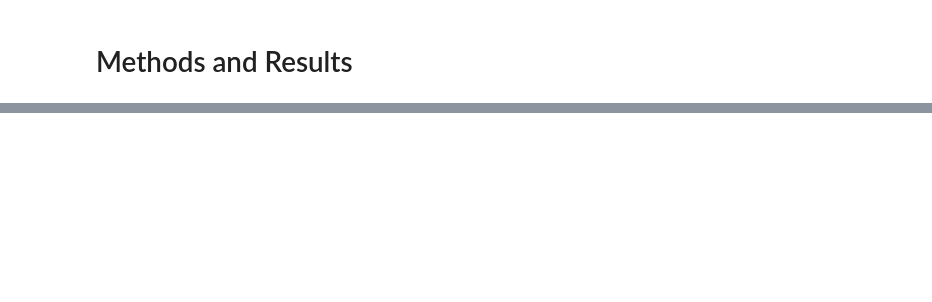
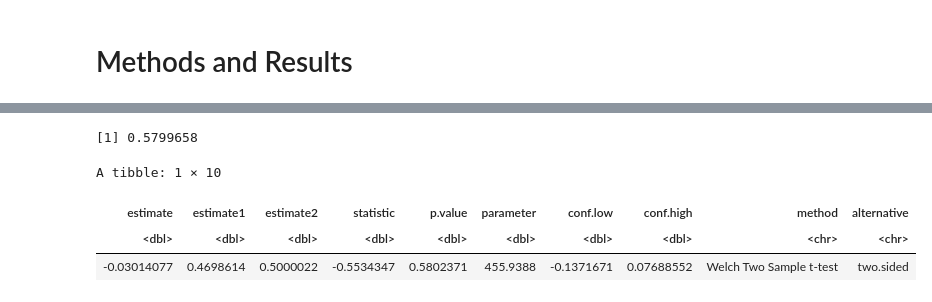
Before and after one commit to Mapleia/STAT_201_proj, a Jupyter notebook: src/Methods_Results.ipynb, the cells around one changed output, grey strips where cells are left out. Cells and saved outputs as stored; diff of their text form; code cells hidden in the pictures; blank space fills up the shorter version.

Commit message:
add t.test

```diff
--- a/src/Methods_Results.ipynb
+++ b/src/Methods_Results.ipynb
@@ -114,0 +122,42 @@ A tibble: 1 × 1
+# %%
+# split the category
+high_cat <- filter(dataset, category == 'high')
+low_cat <- filter(dataset, category == 'low')
+
+# find the variance across both categories
+var1 <- var(high_cat$area_log10)
+var2 <- var(low_cat$area_log10)
+
+# count the rows
+n1 <- high_cat %>% nrow()
+n2 <- low_cat %>% nrow()
+
+# find the variances between the categories
+var1n1 <- (var1/n1)
+var2n2 <- (var2/n2)
+
+# find the df when the variances are very difference
+df <- (var1n1/var2n2)^2 / ((1/(n1-1))*var1n1^2 + (1/(n2-1))*var2n2^2)
+
+# calculate the t-statistic
+t_stat <- (obs_diff_means) / sqrt((var1/n1) + (var2/n2))
+
+# compare to the null distribution, find the p-value
+# multiply by 2 for two-tailed test
+pt(t_stat$stat, df)*2
+# %% [output]
+[1] 0.5799658
+# %%
+# doing the t.test (two sample) with the t.test distribution
+
+t.test(high_cat$area_log10,
+       low_cat$area_log10,
+       alternative = 'two.sided',
+       mu = 0,
+       paired = FALSE,
+       var.equal = FALSE) %>% tidy()
+# %% [output]
+A tibble: 1 × 10
+| estimate | estimate1 | estimate2 | statistic | p.value | parameter | conf.low | conf.high | method | alternative |
+| <dbl> | <dbl> | <dbl> | <dbl> | <dbl> | <dbl> | <dbl> | <dbl> | <chr> | <chr> |
+| -0.03014077 | 0.4698614 | 0.5000022 | -0.5534347 | 0.5802371 | 455.9388 | -0.1371671 | 0.07688552 | Welch Two Sample t-test | two.sided |
```
Also changed, not shown: parts of 4 cells of this notebook, 1 other file.
